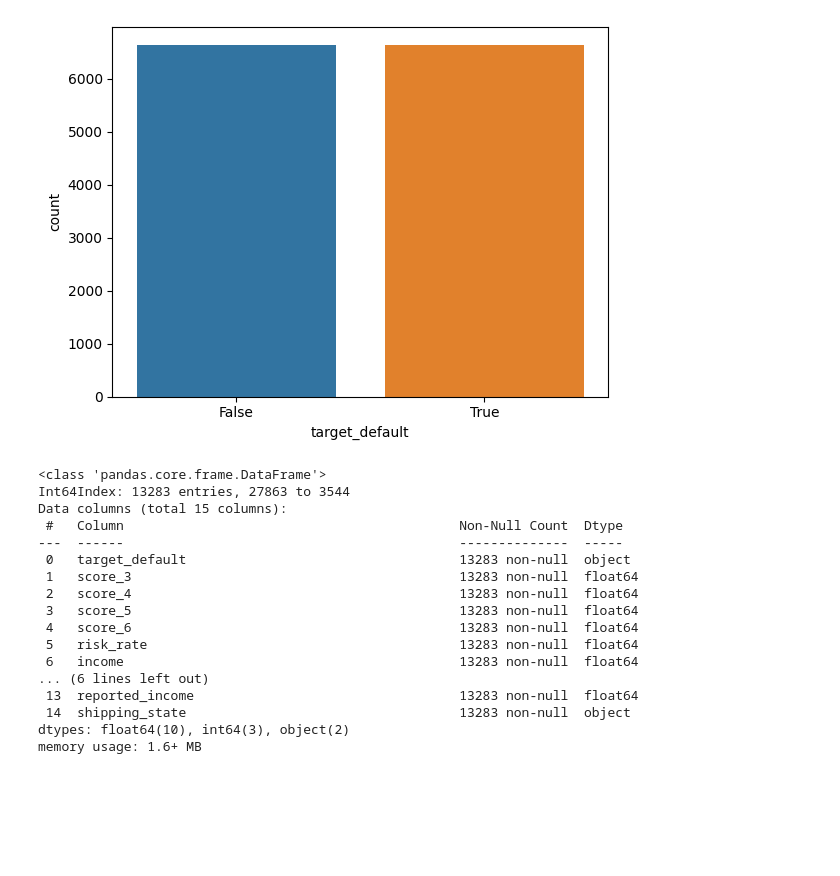
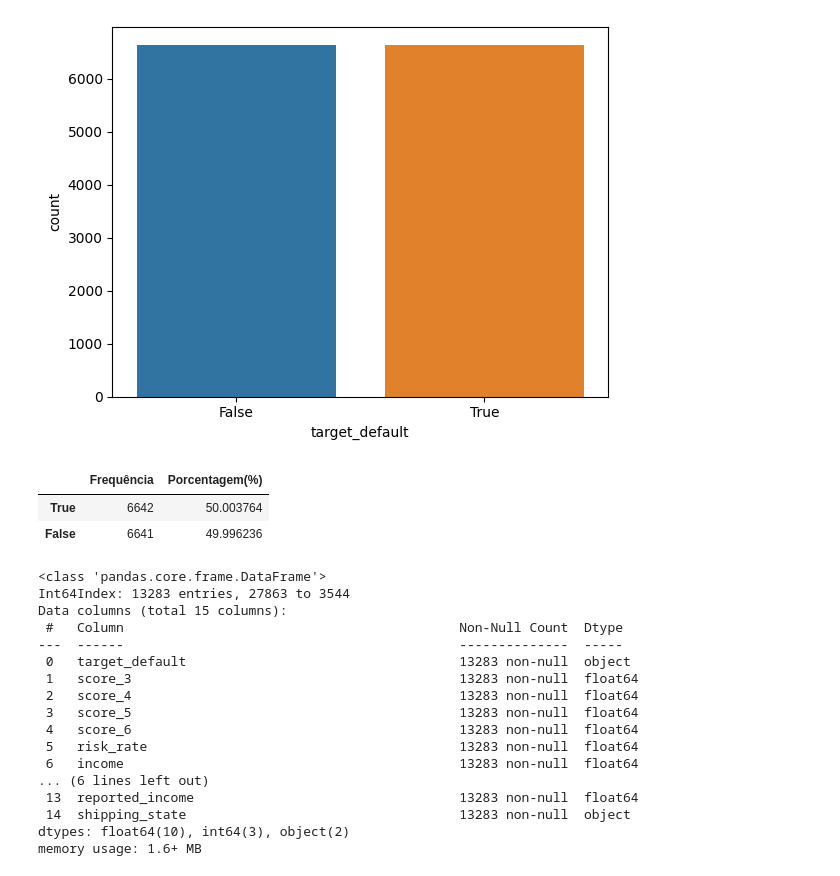
Before and after one commit to ghedin-alison/conceitos_ia, a Jupyter notebook: trabalho/teste.ipynb, the cells around one changed output. Saved outputs shown, nothing was run; the diff lists cells and outputs as text; code cells hidden in the pictures; blank space fills up the shorter version.

```diff
--- a/trabalho/teste.ipynb
+++ b/trabalho/teste.ipynb
@@ -360,6 +360,15 @@ sn.countplot(x='target_default', data=clientes_sample)
 # %% [output]
 <AxesSubplot:xlabel='target_default', ylabel='count'>
 [figure]
+# %%
+frequencia = clientes_sample['target_default'].value_counts()
+percentual = clientes_sample['target_default'].value_counts(normalize = True)*100
+dist_freq_qualitativas = pd.DataFrame({'Frequência': frequencia, 'Porcentagem(%)': percentual})
+dist_freq_qualitativas
+# %% [output]
+|  | Frequência | Porcentagem(%) |
+| True | 6642 | 50.003764 |
+| False | 6641 | 49.996236 |
 # %%
 clientes_sample.info()
 # %% [output]
```
